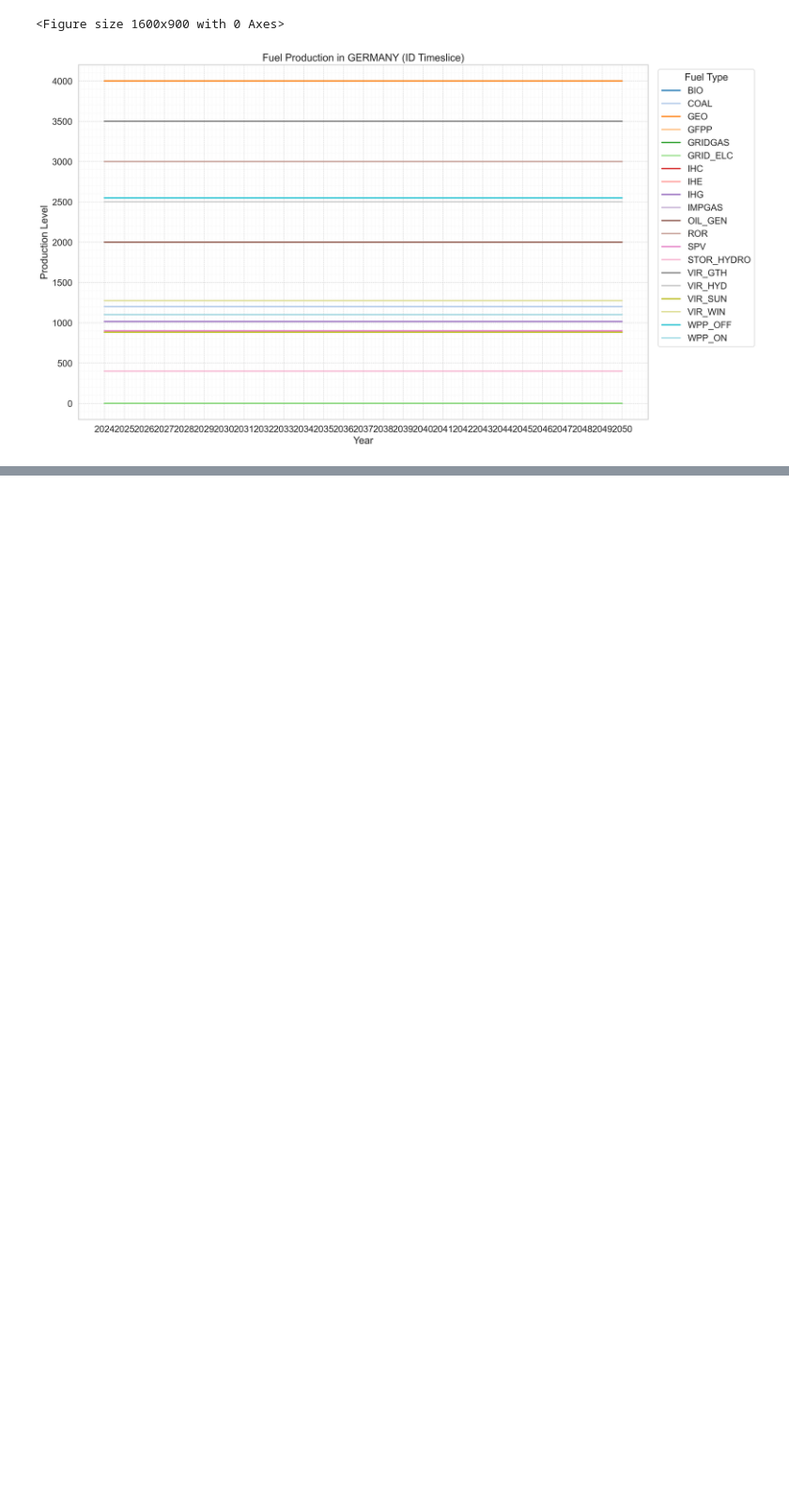
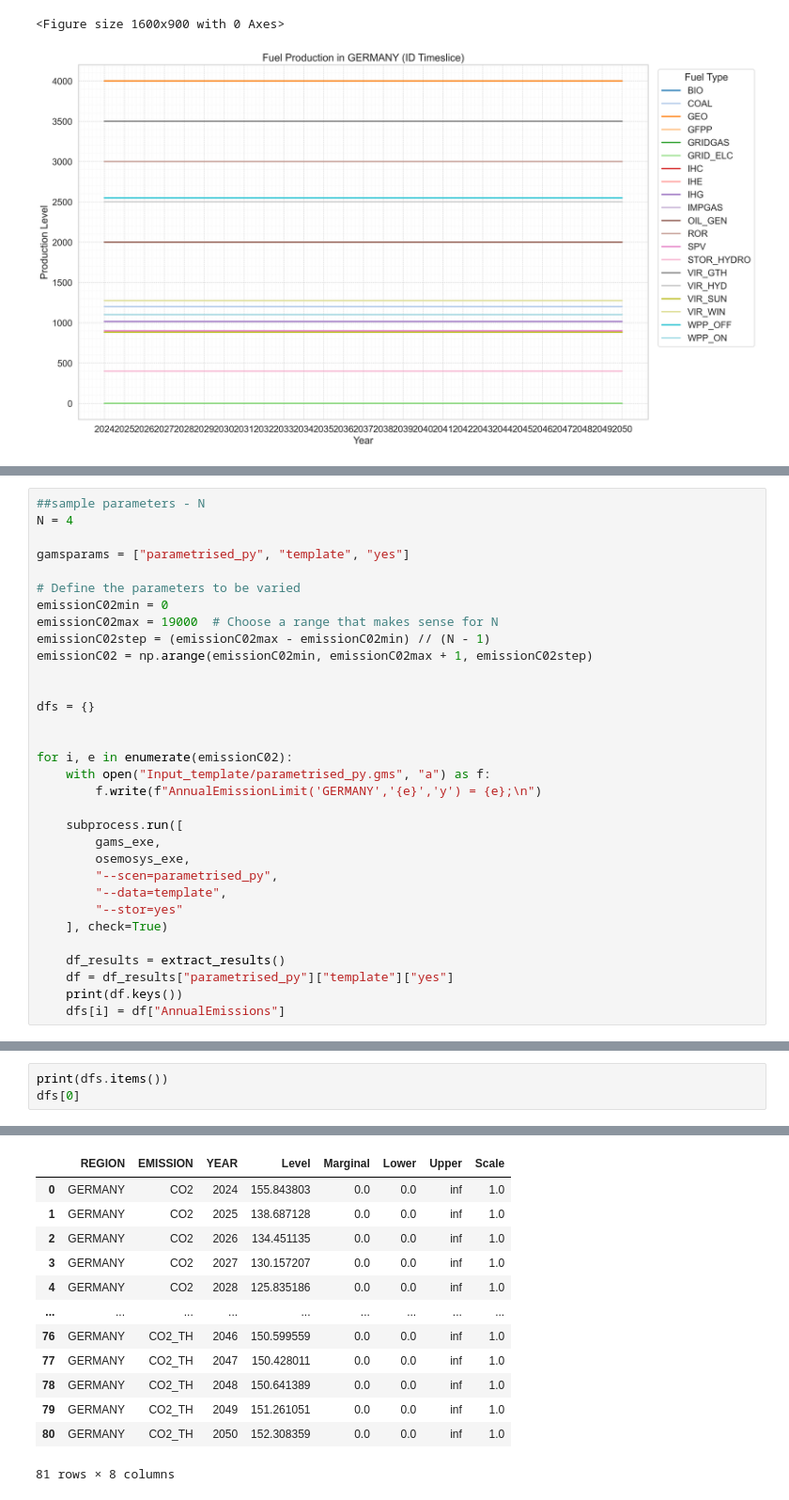
Before and after one commit to Mich8-D/Hy-run, a Jupyter notebook: main.ipynb, the cells around one changed output, grey strips where cells are left out. Shown at 94% size. Saved outputs shown, nothing was run; the diff lists cells and outputs as text; blank space fills up the shorter version.

Commit message:
parametrised gams execute

```diff
--- a/main.ipynb
+++ b/main.ipynb
@@ -290,0 +270,32 @@ plot stuff / keep it in a results dataframe
+# %%
+##sample parameters - N
+N = 4
+
+gamsparams = ["parametrised_py", "template", "yes"]
+
+# Define the parameters to be varied
+emissionC02min = 0
+emissionC02max = 19000  # Choose a range that makes sense for N
+emissionC02step = (emissionC02max - emissionC02min) // (N - 1)
+emissionC02 = np.arange(emissionC02min, emissionC02max + 1, emissionC02step)
+
+
+dfs = {}
+
+
+for i, e in enumerate(emissionC02):
+    with open("Input_template/parametrised_py.gms", "a") as f:
+        f.write(f"AnnualEmissionLimit('GERMANY','{e}','y') = {e};\n")
+
+    subprocess.run([
+        gams_exe,
+        osemosys_exe,
+        "--scen=parametrised_py",
+        "--data=template",
+        "--stor=yes"
+    ], check=True)
+
+    df_results = extract_results()
+    df = df_results["parametrised_py"]["template"]["yes"]
+    print(df.keys())
+    dfs[i] = df["AnnualEmissions"]
@@ -290,0 +320,4 @@ plot stuff / keep it in a results dataframe
+# %%
+print(dfs.items())
+dfs[0]
+# %% [output]
@@ -290,0 +341,13 @@ plot stuff / keep it in a results dataframe
+|  | REGION | EMISSION | YEAR | Level | Marginal | Lower | Upper | Scale |
+| 0 | GERMANY | CO2 | 2024 | 155.843803 | 0.0 | 0.0 | inf | 1.0 |
+| 1 | GERMANY | CO2 | 2025 | 138.687128 | 0.0 | 0.0 | inf | 1.0 |
+| 2 | GERMANY | CO2 | 2026 | 134.451135 | 0.0 | 0.0 | inf | 1.0 |
+| 3 | GERMANY | CO2 | 2027 | 130.157207 | 0.0 | 0.0 | inf | 1.0 |
+| 4 | GERMANY | CO2 | 2028 | 125.835186 | 0.0 | 0.0 | inf | 1.0 |
+| ... | ... | ... | ... | ... | ... | ... | ... | ... |
+| 76 | GERMANY | CO2_TH | 2046 | 150.599559 | 0.0 | 0.0 | inf | 1.0 |
+| 77 | GERMANY | CO2_TH | 2047 | 150.428011 | 0.0 | 0.0 | inf | 1.0 |
+| 78 | GERMANY | CO2_TH | 2048 | 150.641389 | 0.0 | 0.0 | inf | 1.0 |
+| 79 | GERMANY | CO2_TH | 2049 | 151.261051 | 0.0 | 0.0 | inf | 1.0 |
+| 80 | GERMANY | CO2_TH | 2050 | 152.308359 | 0.0 | 0.0 | inf | 1.0 |
+81 rows × 8 columns
```
Also changed, not shown: parts of 13 cells of this notebook, 13 other files.
